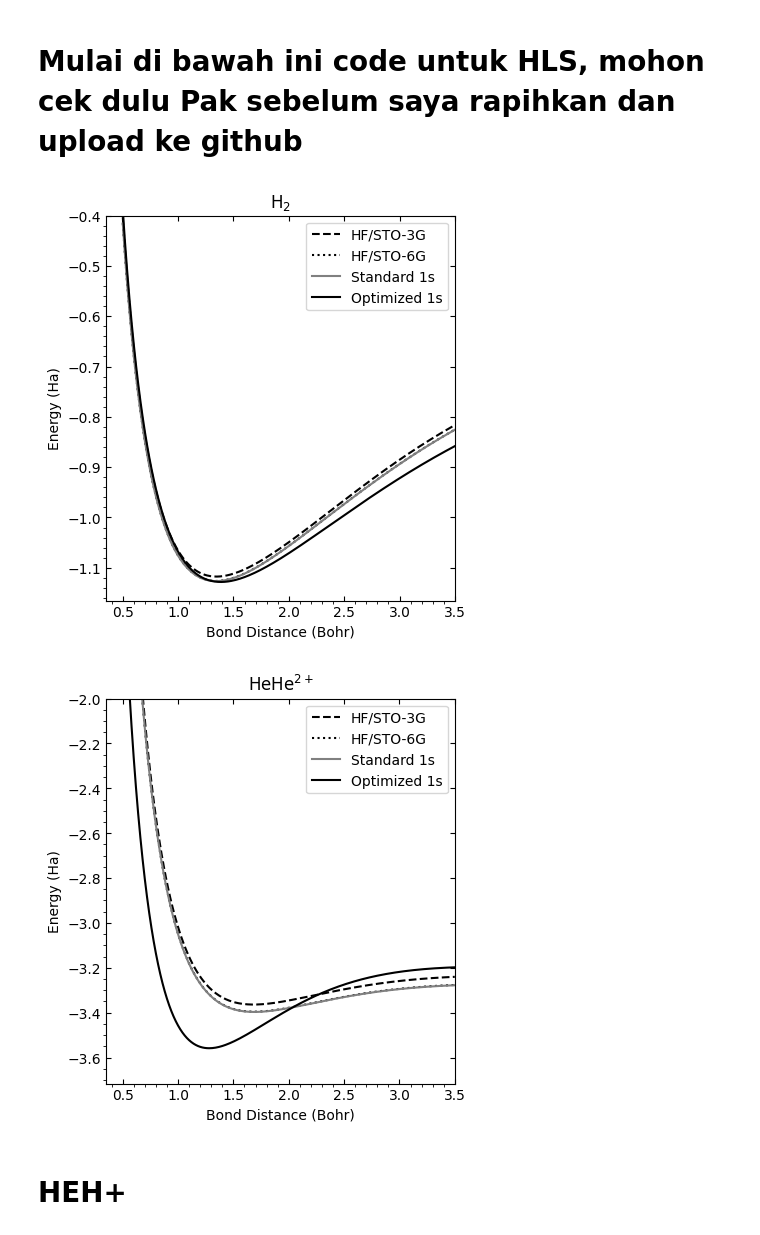
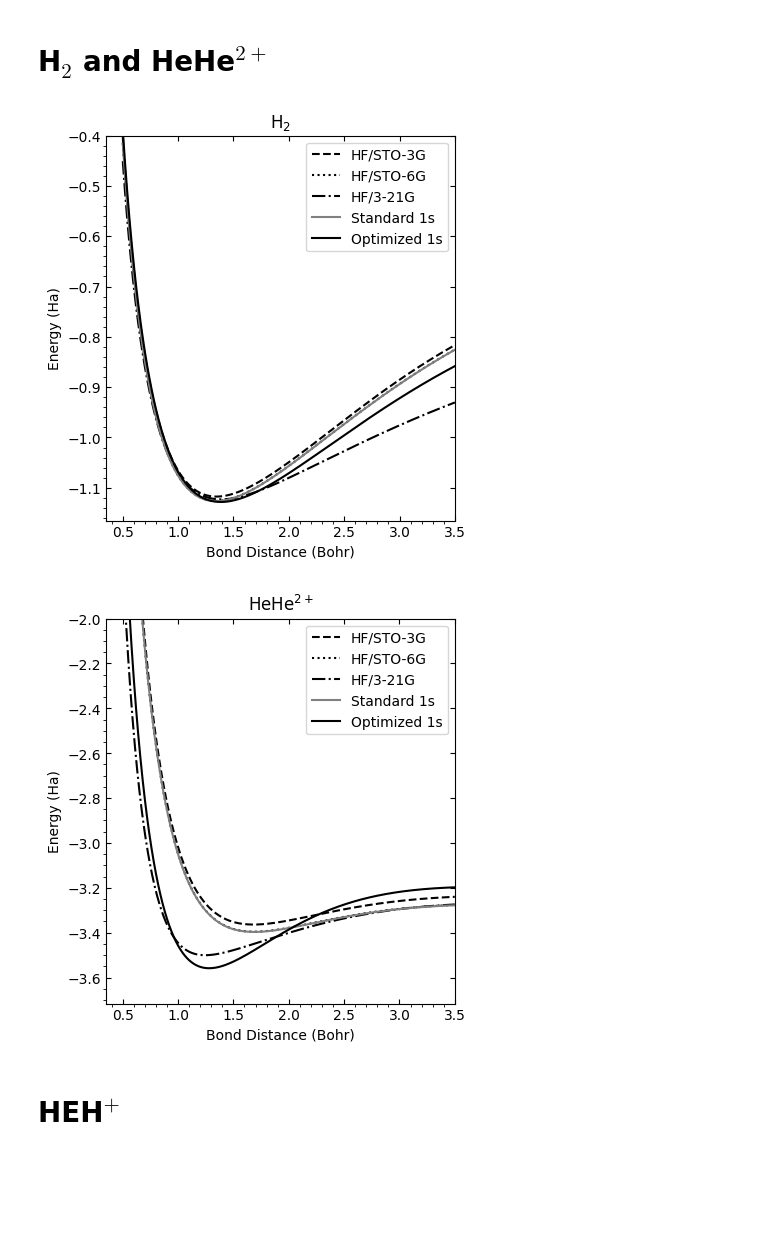
Before and after one commit to achmadj/1s_STO_diatomic, a Jupyter notebook: Final_Calculation.ipynb, the cells around one changed output. Saved outputs shown, nothing was run; the diff lists cells and outputs as text; code cells hidden in the pictures; blank space fills up the shorter version.

```diff
--- a/Final_Calculation.ipynb
+++ b/Final_Calculation.ipynb
@@ -15,7 +15,7 @@ from tqdm.auto import tqdm
 
 # pip install scipy matplotlib pandas tqdm
 # %% [markdown]
-# Mulai di bawah ini code untuk HLS, mohon cek dulu Pak sebelum saya rapihkan dan upload ke github
+# H$_2$ and HeHe$^{2+}$
 # %%
 #--Main Integral--
 def w(alpha, R):
@@ -137,6 +115,7 @@ alpha_h2 = 1.1929
 
 h2_sto3g = [HF_energy(i, 'sto-3g') for i in x]
 h2_sto6g = [HF_energy(i, 'sto-6g') for i in x]
+h2_321g = [HF_energy(i, '3-21g') for i in x]
 h2_hls = [e_mo(1.24, i, mode=1, Z=1) for i in x]
 h2_hls_opt = [e_mo(alpha_h2, i, mode=1, Z=1) for i in x]
 
@@ -144,12 +123,14 @@ alpha_hehe = 2.1497
 
 hehe_sto3g = [HF_energy(i, 'sto-3g', charge=True) for i in x]
 hehe_sto6g = [HF_energy(i, 'sto-6g', charge=True) for i in x]
+hehe_321g = [HF_energy(i, '3-21g', charge=True) for i in x]
 hehe_hls = [e_mo(1.69, i, mode=1, Z=2) for i in x]
 hehe_hls_opt = [e_mo(alpha_hehe, i, mode=1, Z=2) for i in x]
 # %%
 plt.figure(figsize=(4.5,5))
 plt.plot(x, h2_sto3g, '--k', label='HF/STO-3G')
 plt.plot(x, h2_sto6g, ':k', label='HF/STO-6G')
+plt.plot(x, h2_321g , '-.k', label='HF/3-21G')
 plt.plot(x, h2_hls, '-', color='gray', label='Standard 1s')
 plt.plot(x, h2_hls_opt, '-', color='black', label='Optimized 1s')
 plt.legend()
@@ -162,24 +143,25 @@ plt.tick_params(direction='in', top=True, right=True)
 plt.minorticks_on()
 plt.show()
 # %% [output]
-[figure, old version]
+[figure, new version]
 # %%
 plt.figure(figsize=(4.5,5))
 plt.plot(x, hehe_sto3g, '--k', label='HF/STO-3G')
 plt.plot(x, hehe_sto6g, ':k', label='HF/STO-6G')
+plt.plot(x, hehe_321g , '-.k', label='HF/3-21G')
 plt.plot(x, hehe_hls, '-', color='gray', label='Standard 1s')
 plt.plot(x, hehe_hls_opt, '-', color='black', label='Optimized 1s')
 plt.legend()
 plt.title(r"HeHe$^{2+}$")
 plt.xlabel("Bond Distance (Bohr)")
 plt.ylabel("Energy (Ha)")
 plt.xlim(right=3.5)
 plt.ylim(top=-2.0)
 plt.tick_params(direction='in', top=True, right=True)
 plt.minorticks_on()
 plt.show()
 # %% [output]
-[figure, old version]
+[figure, new version]
 # %% [markdown]
-# HEH+
+# HEH$^+$
 # %%
```
Also changed, not shown: parts of 4 cells of this notebook.
